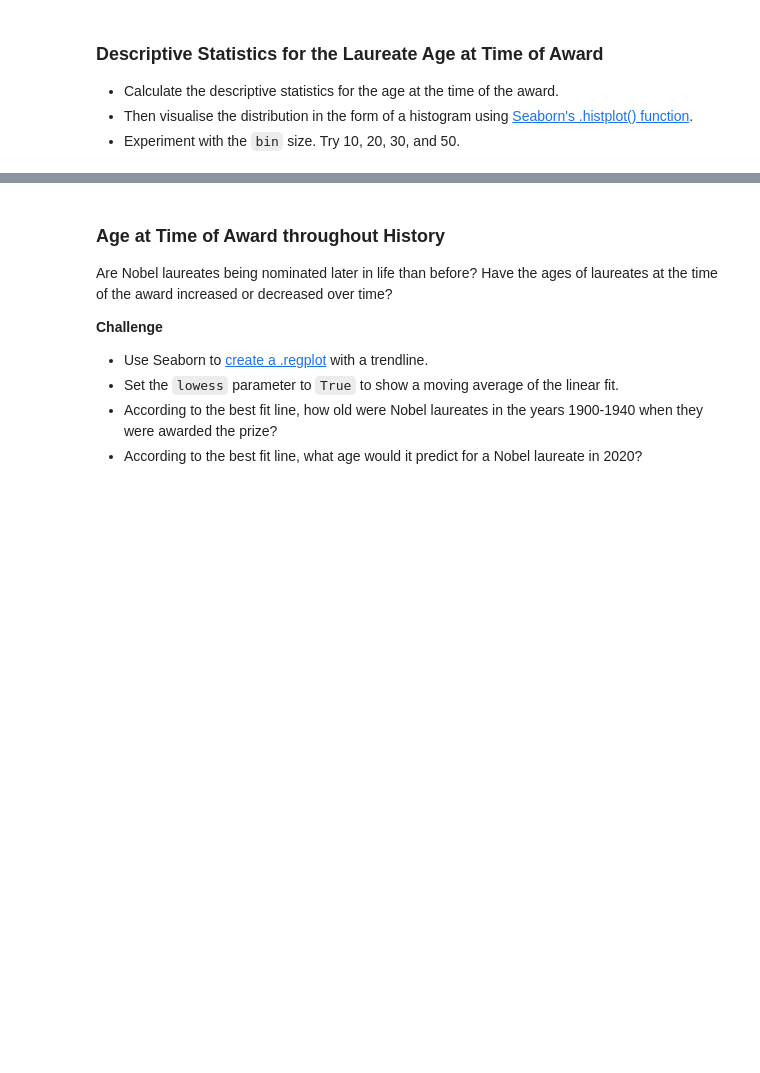
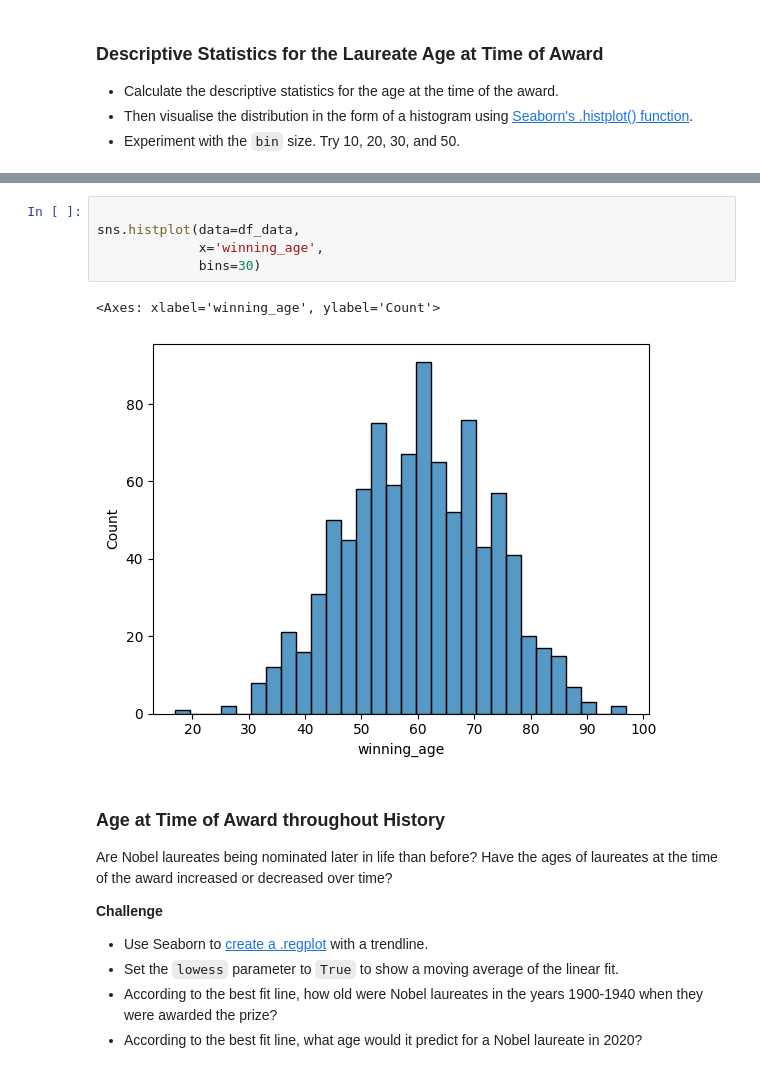
Before and after one commit to slimrivermoi/day79-data-analysis-visualization-with-plotly-matplotlib-seaborn, a Jupyter notebook: Nobel_Prize_Analysis_(start).ipynb, the cells around one changed output, grey strips where cells are left out. Cells and saved outputs as stored; diff of their text form; blank space fills up the shorter version.

```diff
--- a/Nobel_Prize_Analysis_(start).ipynb
+++ b/Nobel_Prize_Analysis_(start).ipynb
@@ -1179,3 +1232,11 @@ How Old Are the Laureates When the Win the Prize?
+# %%
+
+sns.histplot(data=df_data,
+             x='winning_age',
+             bins=30)
+# %% [output]
+<Axes: xlabel='winning_age', ylabel='Count'>
+[figure, added]
 # %% [markdown]
 ### Age at Time of Award throughout History
 
```
Also changed, not shown: parts of 21 cells of this notebook.
